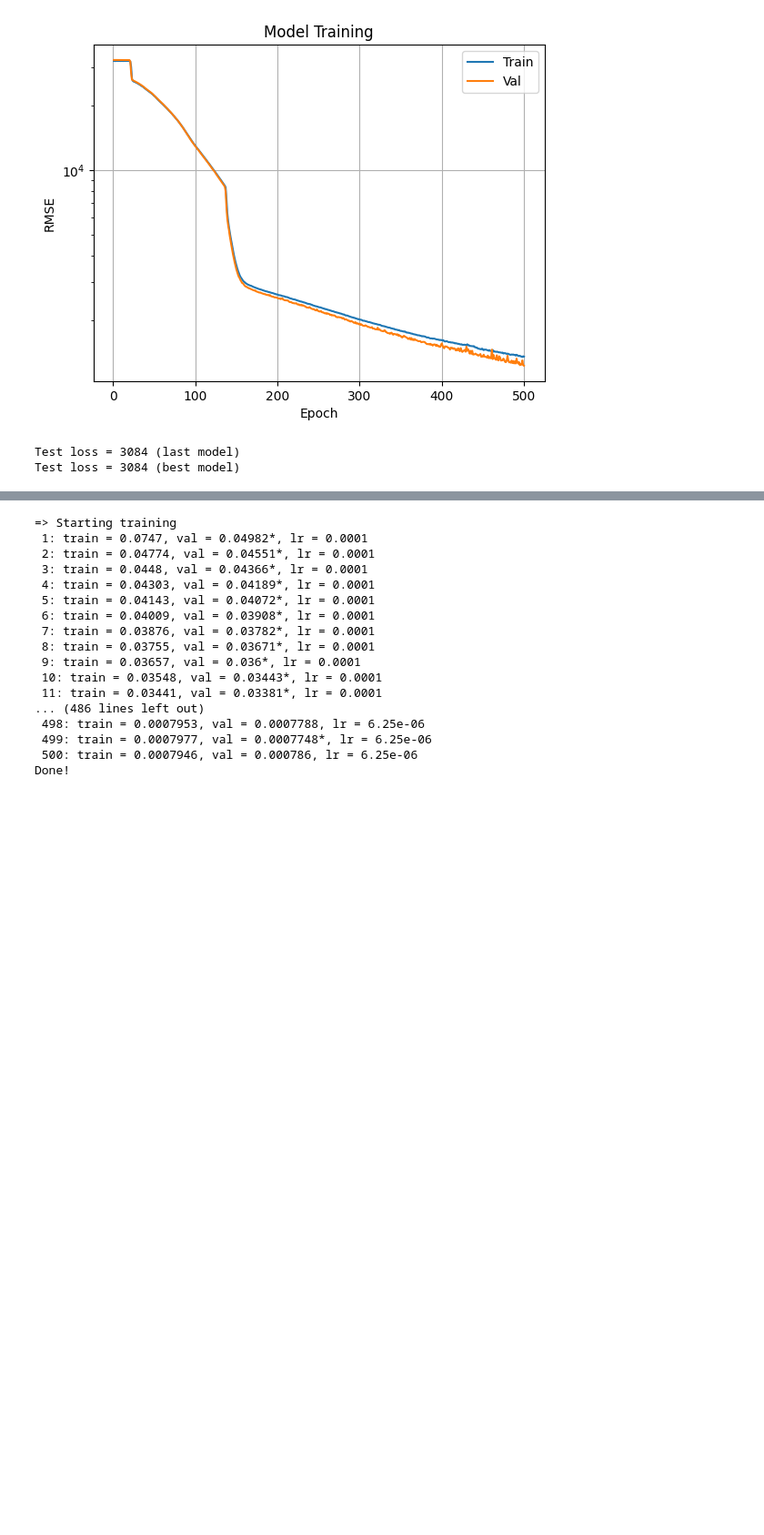
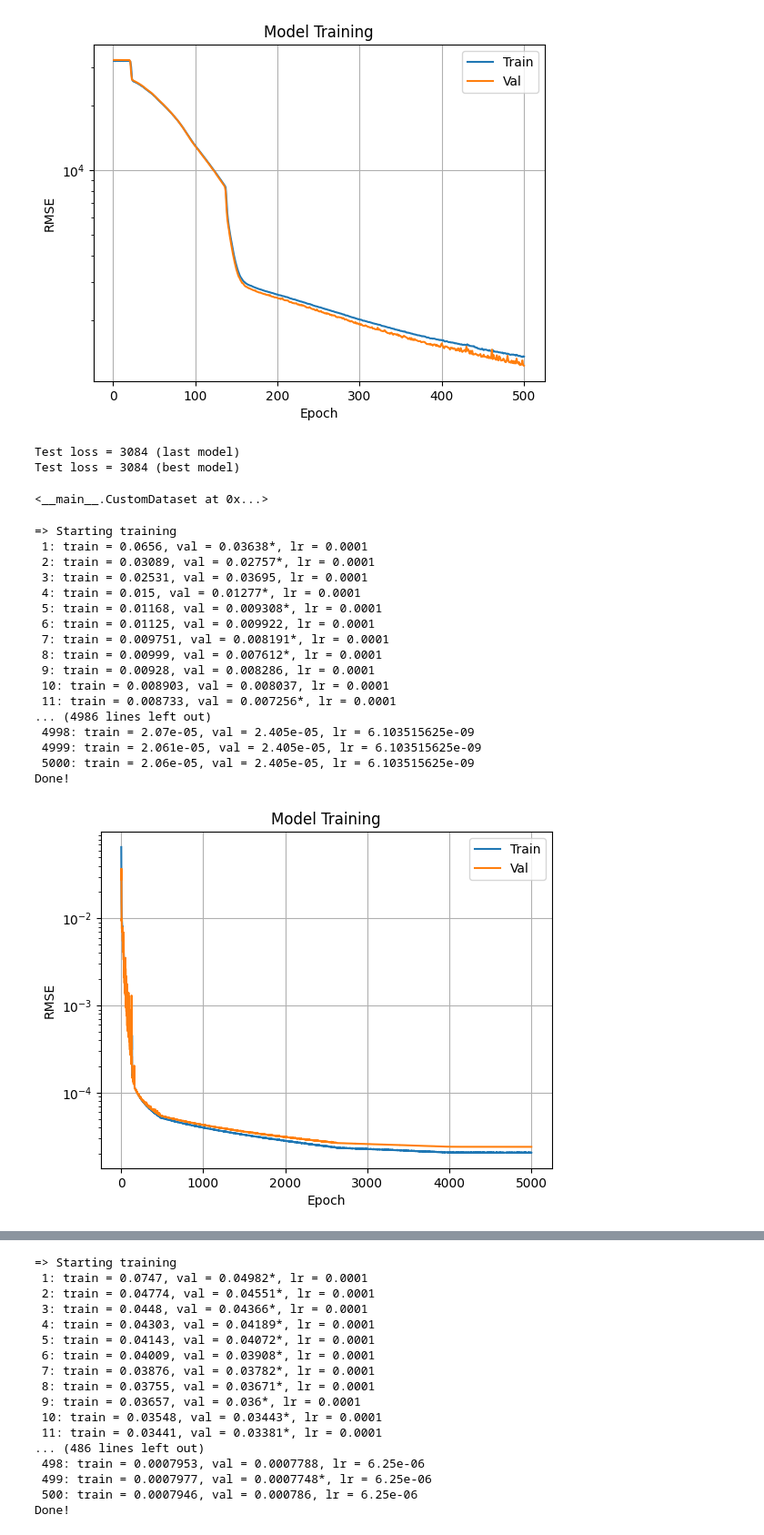
Before and after one commit to TiagoCAAmorim/SimModels, a Jupyter notebook: graph_nn/build_rnn.ipynb, the cells around one changed output, grey strips where cells are left out. Shown at 91% size. Saved outputs shown, nothing was run; the diff lists cells and outputs as text; code cells hidden in the pictures; blank space fills up the shorter version.

Commit message:
5000 epochs neural net

```diff
--- a/graph_nn/build_rnn.ipynb
+++ b/graph_nn/build_rnn.ipynb
@@ -447,3 +448,60 @@ Done!
 [figure]
 Test loss = 3084 (last model)
 Test loss = 3084 (best model)
+# %%
+data_val
+# %% [output]
+<__main__.CustomDataset at 0x...>
+# %%
+model = Network(
+    input_size=9,
+    output_size=7,
+    latent_size=64,
+    max_size=128,
+    recurrences=2)
+loss_fn = nn.MSELoss()
+
+alpha = 0.25
+
+data_train = CustomDataset(X_train_t_norm[:int(len(X_train_t_norm)*alpha)], y_train_t_norm[:int(len(y_train_t_norm)*alpha)])
+data_val = CustomDataset(X_val_t_norm[:int(len(X_val_t_norm)*alpha)], y_val_t_norm[:int(len(y_val_t_norm)*alpha)])
+data_test = CustomDataset(X_test_t_norm, y_test_t_norm)
+
+batch_size = 64
+dataloader_train = DataLoader(data_train, batch_size=batch_size, shuffle=True)
+dataloader_val = DataLoader(data_val, batch_size=len(data_val), shuffle=False)
+dataloader_test = DataLoader(data_test, batch_size=batch_size, shuffle=False)
+
+epochs = 5000
+optimizer = torch.optim.RMSprop(model.parameters(), lr = 0.0001)
+scheduler = torch.optim.lr_scheduler.ReduceLROnPlateau(optimizer,  mode='min', factor=0.25, patience=10)
+# scheduler = torch.optim.lr_scheduler.ExponentialLR(optimizer, gamma=0.9)
+# scheduler = optim.lr_scheduler.StepLR(optimizer, step_size=10, gamma=0.5)
+
+best_model, (train_loss, val_loss) = train(model, dataloader_train, dataloader_val, epochs, optimizer, loss_fn, scheduler)
+
+plot_losses(train_loss, val_loss)
+
+test_loss = test_loop(dataloader_test, model, loss_fn)
+print(f'Test loss = {test_loss:0.4g} (last model)')
+test_loss = test_loop(dataloader_test, best_model, loss_fn)
+print(f'Test loss = {test_loss:0.4g} (best model)')
+# %% [output]
+=> Starting training
+ 1: train = 0.0656, val = 0.03638*, lr = 0.0001
+ 2: train = 0.03089, val = 0.02757*, lr = 0.0001
+ 3: train = 0.02531, val = 0.03695, lr = 0.0001
+ 4: train = 0.015, val = 0.01277*, lr = 0.0001
+ 5: train = 0.01168, val = 0.009308*, lr = 0.0001
+ 6: train = 0.01125, val = 0.009922, lr = 0.0001
+ 7: train = 0.009751, val = 0.008191*, lr = 0.0001
+ 8: train = 0.00999, val = 0.007612*, lr = 0.0001
+ 9: train = 0.00928, val = 0.008286, lr = 0.0001
+ 10: train = 0.008903, val = 0.008037, lr = 0.0001
+ 11: train = 0.008733, val = 0.007256*, lr = 0.0001
+... (4986 lines left out)
+ 4998: train = 2.07e-05, val = 2.405e-05, lr = 6.103515625e-09
+ 4999: train = 2.061e-05, val = 2.405e-05, lr = 6.103515625e-09
+ 5000: train = 2.06e-05, val = 2.405e-05, lr = 6.103515625e-09
+Done!
+[figure, added]
```
Also changed, not shown: parts of 15 cells of this notebook, 1 other file.
